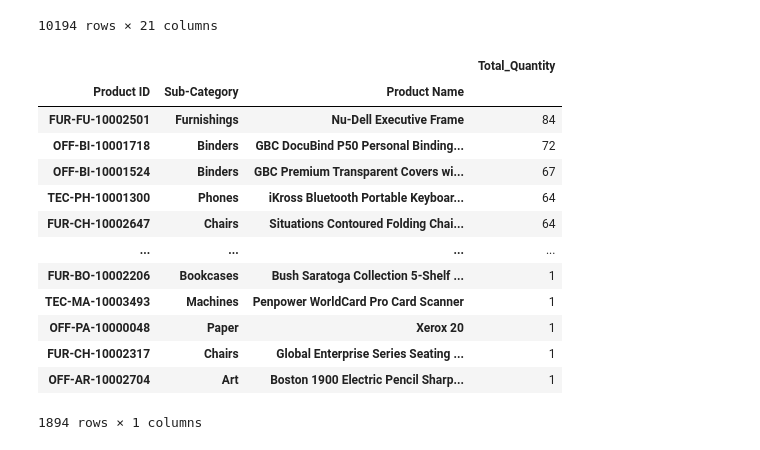
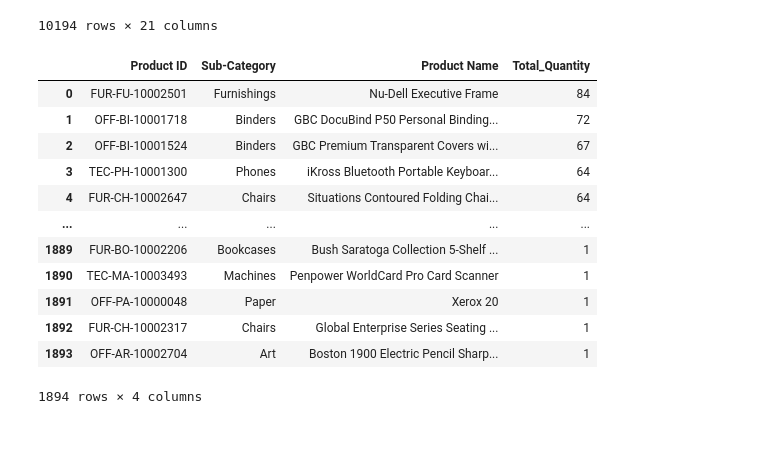
Before and after one commit to leonievera/Superstore_Sales_Analysis, a Jupyter notebook: 06_products.ipynb, the cells around one changed output. Cells and saved outputs as stored; diff of their text form; code cells hidden in the pictures.

```diff
--- a/06_products.ipynb
+++ b/06_products.ipynb
@@ -30,25 +30,25 @@ df
 # %%
 df_count = (df.groupby(['Product ID', 'Sub-Category', 'Product Name'])
     .agg(
         Total_Quantity=('Quantity', 'sum'),
     )
     .sort_values('Total_Quantity', ascending=False)
 )
+df_count = df_count.reset_index()
 df_count
 # %% [output]
-|  |  |  | Total_Quantity |
-| Product ID | Sub-Category | Product Name |  |
-| FUR-FU-10002501 | Furnishings | Nu-Dell Executive Frame | 84 |
-| OFF-BI-10001718 | Binders | GBC DocuBind P50 Personal Binding... | 72 |
-| OFF-BI-10001524 | Binders | GBC Premium Transparent Covers wi... | 67 |
-| TEC-PH-10001300 | Phones | iKross Bluetooth Portable Keyboar... | 64 |
-| FUR-CH-10002647 | Chairs | Situations Contoured Folding Chai... | 64 |
-| ... | ... | ... | ... |
-| FUR-BO-10002206 | Bookcases | Bush Saratoga Collection 5-Shelf ... | 1 |
-| TEC-MA-10003493 | Machines | Penpower WorldCard Pro Card Scanner | 1 |
-| OFF-PA-10000048 | Paper | Xerox 20 | 1 |
-| FUR-CH-10002317 | Chairs | Global Enterprise Series Seating ... | 1 |
-| OFF-AR-10002704 | Art | Boston 1900 Electric Pencil Sharp... | 1 |
+|  | Product ID | Sub-Category | Product Name | Total_Quantity |
+| 0 | FUR-FU-10002501 | Furnishings | Nu-Dell Executive Frame | 84 |
+| 1 | OFF-BI-10001718 | Binders | GBC DocuBind P50 Personal Binding... | 72 |
+| 2 | OFF-BI-10001524 | Binders | GBC Premium Transparent Covers wi... | 67 |
+| 3 | TEC-PH-10001300 | Phones | iKross Bluetooth Portable Keyboar... | 64 |
+| 4 | FUR-CH-10002647 | Chairs | Situations Contoured Folding Chai... | 64 |
+| ... | ... | ... | ... | ... |
+| 1889 | FUR-BO-10002206 | Bookcases | Bush Saratoga Collection 5-Shelf ... | 1 |
+| 1890 | TEC-MA-10003493 | Machines | Penpower WorldCard Pro Card Scanner | 1 |
+| 1891 | OFF-PA-10000048 | Paper | Xerox 20 | 1 |
+| 1892 | FUR-CH-10002317 | Chairs | Global Enterprise Series Seating ... | 1 |
+| 1893 | OFF-AR-10002704 | Art | Boston 1900 Electric Pencil Sharp... | 1 |
-1894 rows × 1 columns
+1894 rows × 4 columns
 # %%
 df_best_products = df_count.head(10)
```
Also changed, not shown: parts of 3 cells of this notebook, 2 other files.
